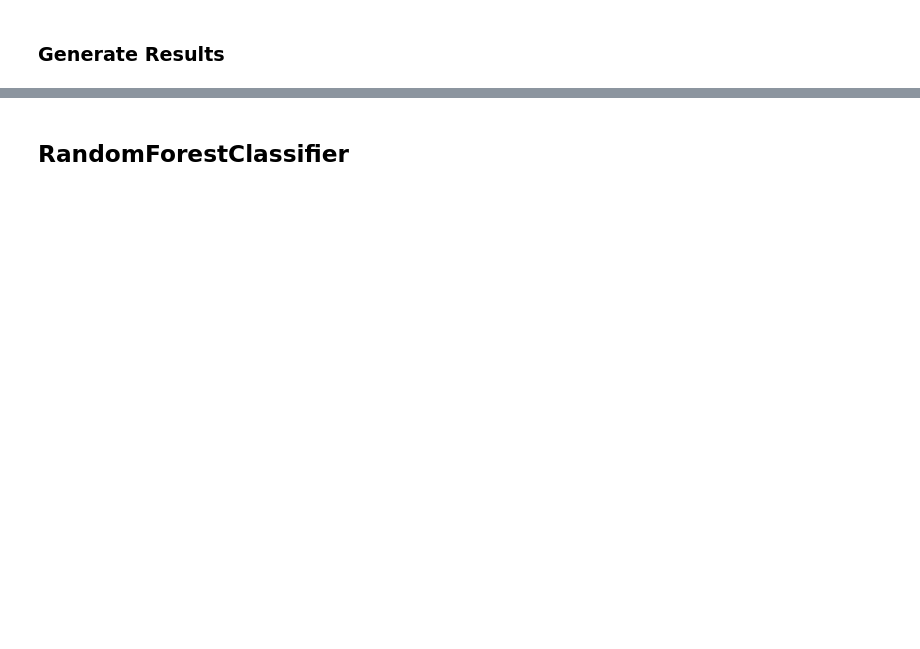
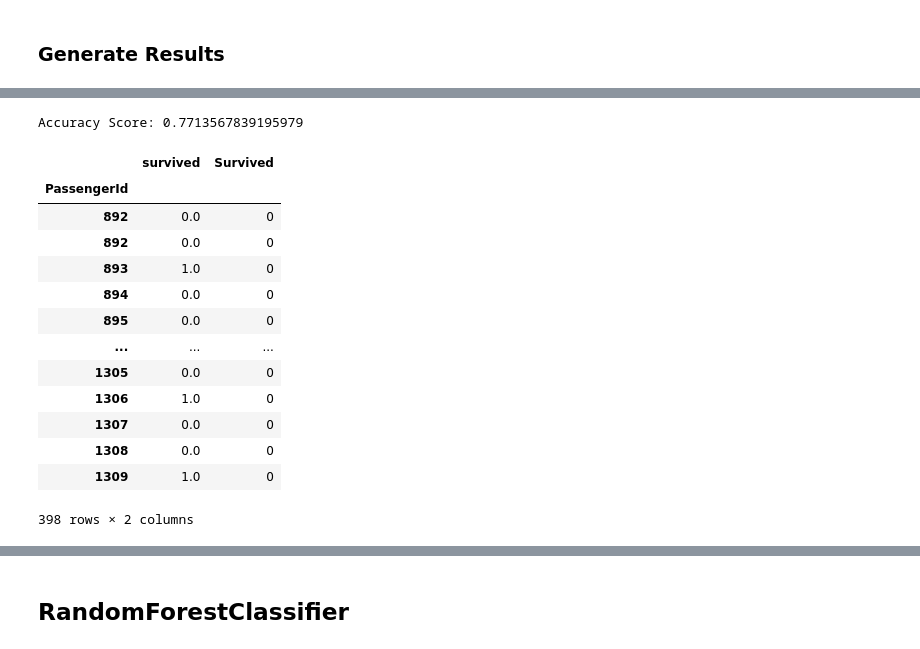
Before and after one commit to denislesha28/kaggle-titanic-challenge, a Jupyter notebook: predict_survival.ipynb, the cells around one changed output, grey strips where cells are left out. Cells and saved outputs as stored; diff of their text form; code cells hidden in the pictures; blank space fills up the shorter version.

```diff
--- a/predict_survival.ipynb
+++ b/predict_survival.ipynb
@@ -270,5 +301,31 @@ Accuracy: 0.83
 # %%
-submission_test = model.predict(to_test)
+submission_test = xgb_classifier.predict(to_test)
 submission_test = pd.Series(submission_test, to_test.index, name='Survived')
 # save submission
-submission_test.to_csv('submission_test.csv')
+#submission_test.to_csv('submission_test.csv')
+# %%
+actual_data = pd.read_csv("test_results.csv",index_col="PassengerId")
+merged_df = pd.merge(actual_data, submission_test, on='PassengerId', suffixes=('_df1', '_df2'))
+# Step 3: Calculate accuracy score
+accuracy = accuracy_score(merged_df['survived'], merged_df['Survived'])
+
+print(f"Accuracy Score: {accuracy}")
+# %% [output]
+Accuracy Score: 0.7713567839195979
+# %%
+merged_df
+# %% [output]
+|  | survived | Survived |
+| PassengerId |  |  |
+| 892 | 0.0 | 0 |
+| 892 | 0.0 | 0 |
+| 893 | 1.0 | 0 |
+| 894 | 0.0 | 0 |
+| 895 | 0.0 | 0 |
+| ... | ... | ... |
+| 1305 | 0.0 | 0 |
+| 1306 | 1.0 | 0 |
+| 1307 | 0.0 | 0 |
+| 1308 | 0.0 | 0 |
+| 1309 | 1.0 | 0 |
+398 rows × 2 columns
```
Also changed, not shown: parts of 35 cells of this notebook, 1 other file.
